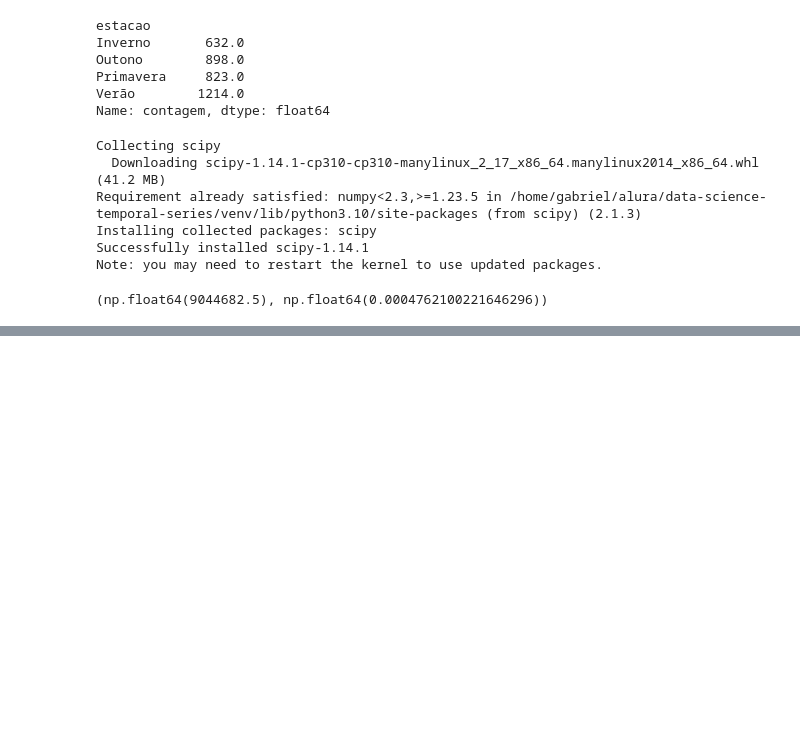
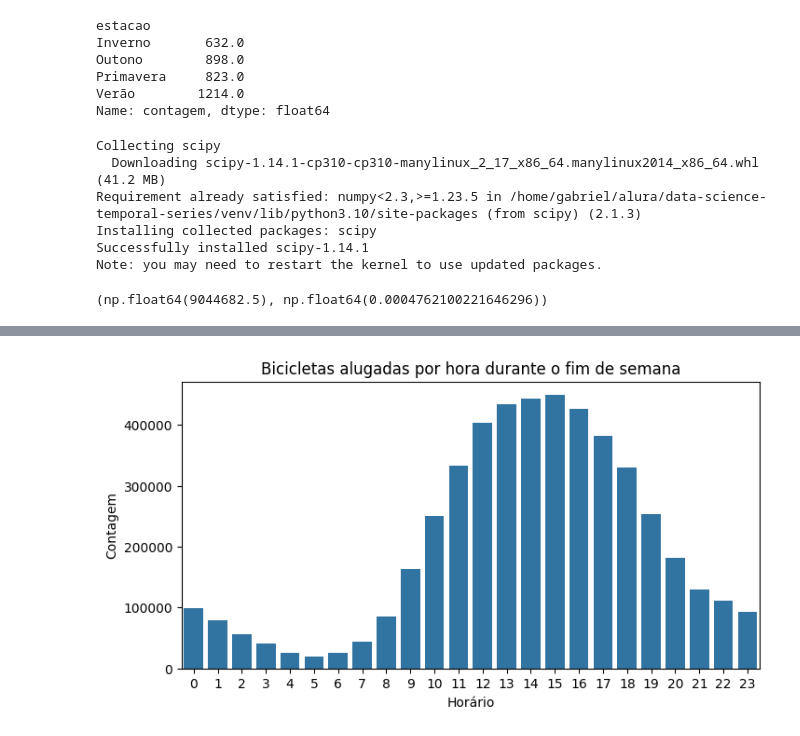
Before and after one commit to gabrielfsil/data-science-temporal-series, a Jupyter notebook: notebooks/temporal-series.ipynb, the cells around one changed output, grey strips where cells are left out. Saved outputs shown, nothing was run; the diff lists cells and outputs as text; code cells hidden in the pictures; blank space fills up the shorter version.

```diff
--- a/notebooks/temporal-series.ipynb
+++ b/notebooks/temporal-series.ipynb
@@ -367,0 +502,14 @@ u_statistic, p_value
+# %%
+df_fim_de_semana = df_data[df_data['fim_de_semana'] == 'Sim']
+
+alugueis_fim_de_semana = df_fim_de_semana.groupby('horario')['contagem'].sum().reset_index()
+
+plt.figure(figsize=(8,4))
+
+sns.barplot(data=alugueis_fim_de_semana, x='horario', y='contagem')
+plt.title('Bicicletas alugadas por hora durante o fim de semana')
+plt.xlabel('Horário')
+plt.ylabel('Contagem')
+plt.show()
+# %% [output]
+[figure, added]
```
Also changed, not shown: parts of 15 cells of this notebook.
